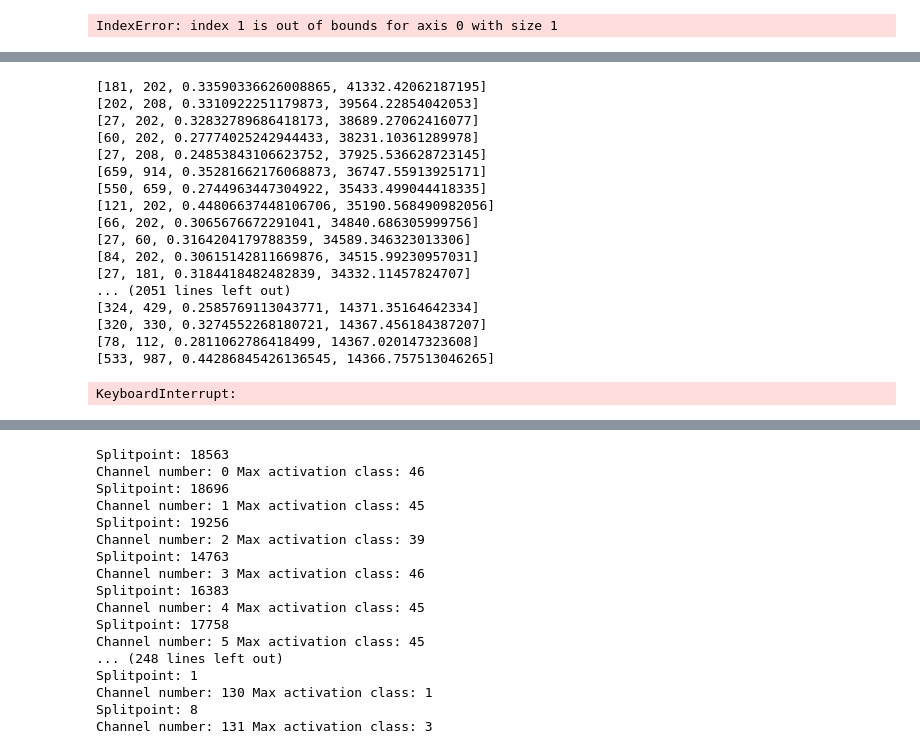
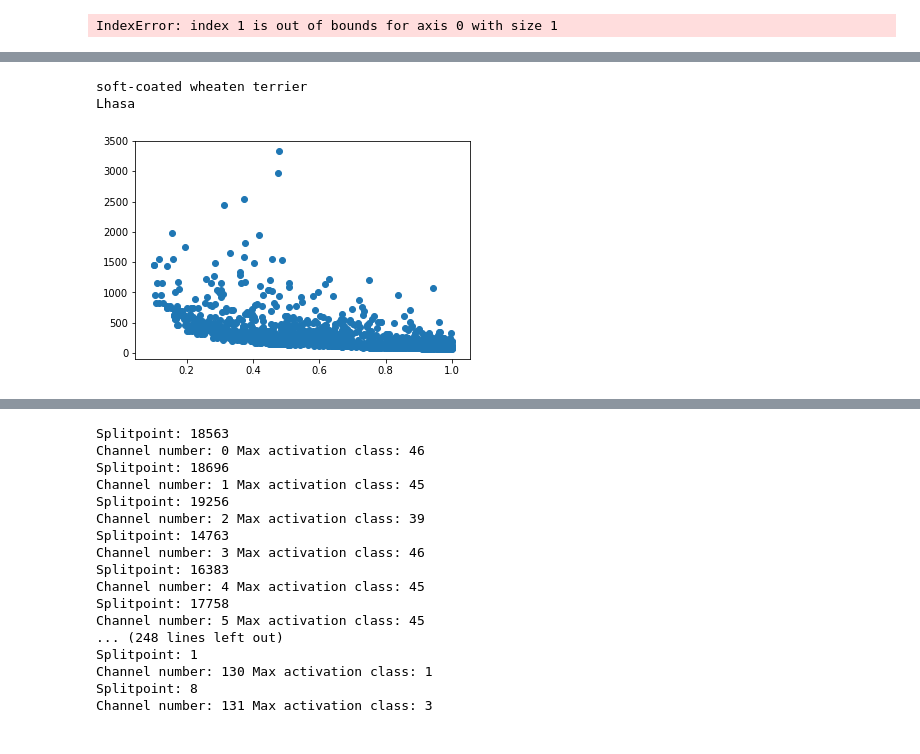
Before and after one commit to micsodaki/NeuralNet-Hierarchy, a Jupyter notebook: ChannelActivation.ipynb, the cells around one changed output, grey strips where cells are left out. Drawn from its saved outputs; the diff is of its cells as text; code cells hidden in the pictures.

```diff
--- a/ChannelActivation.ipynb
+++ b/ChannelActivation.ipynb
@@ -386,7 +508,7 @@ fountain
 # %%
 #CALCULATE CLASS-SIMILIRATY CONFUSION MATRIX FOR CHANNELS
 
-layer = 50
+layer = 40
 
 channelConfusionMatrixes = np.zeros((nbr_classes,nbr_classes,len(layer_indexes[layer])))
 
@@ -417,8 +539,9 @@ for class1 in range(0,nbr_classes-1):
             classRatio = 0
             for confMatrixIdx in range(0,channelConfusionMatrixes.shape[2]):
                 classRatio += channelConfusionMatrixes[class2,class1,confMatrixIdx]/sumBiggerActivations*channelConfusionMatrixes[class1,class2,confMatrixIdx]
-            layerConfusionMatrix[class1,class2] = classRatio
-            layerConfusionMatrix[class2,class1] = sumBiggerActivations
+            layerConfusionMatrix[class1,class2] = classRatio*255
+            layerConfusionMatrix[class2,class1] = classRatio*255
+            #layerConfusionMatrix[class2,class1] = sumBiggerActivations
 
 
 toimage(layerConfusionMatrix[:,:]).show()
@@ -459,28 +617,25 @@ def takeSecond(elem):
 connectionStatistic.sort(key=takeSecond,reverse=True)
 
 
-
+np.set_printoptions(precision=3)
 for classPair in connectionStatistic:
     print(classPair, end='\n')
-# %% [output]
-[181, 202, 0.33590336626008865, 41332.42062187195]
-[202, 208, 0.3310922251179873, 39564.22854042053]
-[27, 202, 0.32832789686418173, 38689.27062416077]
-[60, 202, 0.27774025242944433, 38231.10361289978]
-[27, 208, 0.24853843106623752, 37925.536628723145]
-[659, 914, 0.35281662176068873, 36747.55913925171]
-[550, 659, 0.2744963447304922, 35433.499044418335]
-[121, 202, 0.44806637448106706, 35190.568490982056]
-[66, 202, 0.3065676672291041, 34840.686305999756]
-[27, 60, 0.3164204179788359, 34589.346323013306]
-[84, 202, 0.30615142811669876, 34515.99230957031]
-[27, 181, 0.3184418482482839, 34332.11457824707]
-... (2051 lines left out)
-[324, 429, 0.2585769113043771, 14371.35164642334]
-[320, 330, 0.3274552268180721, 14367.456184387207]
-[78, 112, 0.2811062786418499, 14367.020147323608]
-[533, 987, 0.44286845426136545, 14366.757513046265]
-KeyboardInterrupt:
+# %%
+#GET CLASS NAMES
+classIndex = 27
+print(classNames[classIndex-1])
+classIndex = 57
+print(classNames[classIndex-1])
+# %% [output]
+soft-coated wheaten terrier
+Lhasa
+# %%
+#PLOT THE CONNECTION WEIGHTS (SUM BIGGER ACTIVATIONS) RESPECT TO THE CALCULATED CLASS SIMILIRATY VALUE
+connectionStatistic = np.asarray(connectionStatistic)
+plt.scatter(connectionStatistic[:,2],connectionStatistic[:,3])
+plt.rcParams["figure.figsize"] = (60,50)
+# %% [output]
+[figure, added]
 # %%
 #MOST ACTIVATIONS IN LAYERS
 
```
Also changed, not shown: parts of 34 cells of this notebook.
